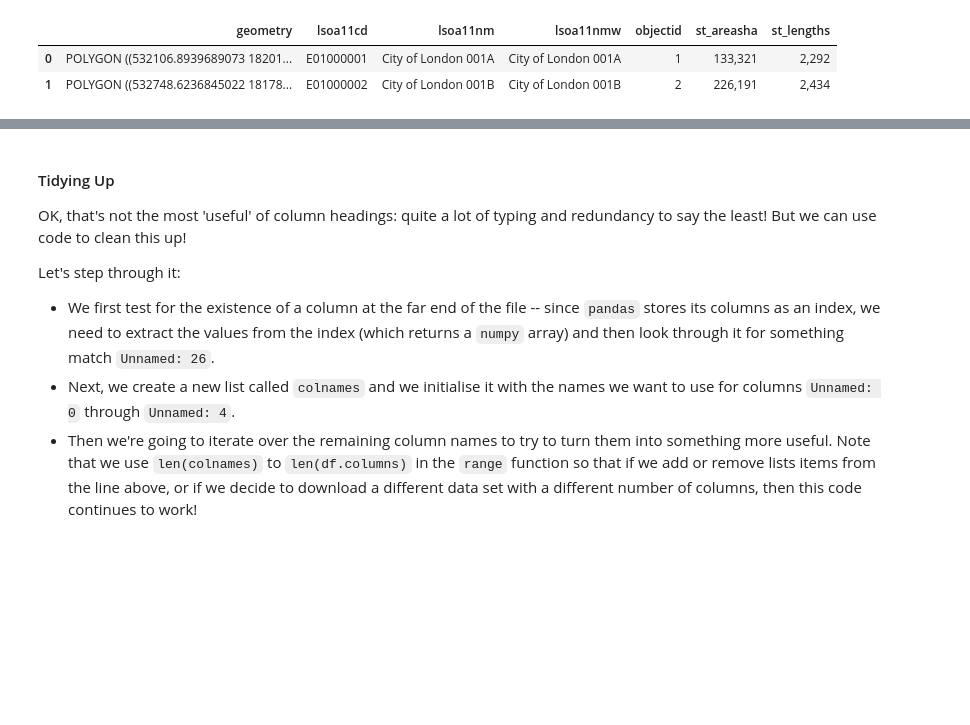
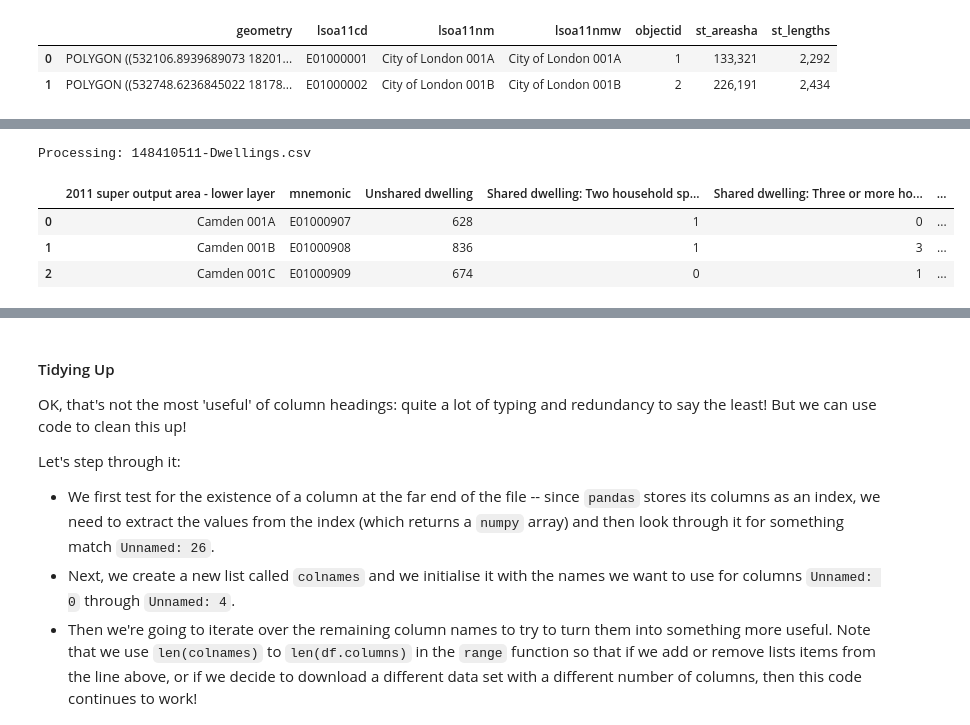
Before and after one commit to kingsgeocomp/applied_gsa, a Jupyter notebook: Week 3-Clustering & Geodemographics.ipynb, the cells around one changed output, grey strips where cells are left out. Drawn from its saved outputs; the diff is of its cells as text; code cells hidden in the pictures; blank space fills up the shorter version.

```diff
--- a/Week 3-Clustering & Geodemographics.ipynb
+++ b/Week 3-Clustering & Geodemographics.ipynb
@@ -153,0 +137,3 @@ Shape of dataframe is 4835 rows by 27 columns
+# %%
+z = zipfile.ZipFile(os.path.join('data','Census.zip'))
+z.namelist()
@@ -153,0 +149,12 @@ Shape of dataframe is 4835 rows by 27 columns
+# %%
+print("Processing: " + z.namelist()[0])
+df = pd.read_csv(z.open(z.namelist()[0]), header=6, skip_blank_lines=True, skipfooter=7, engine='python')
+# %% [output]
+Processing: 148410511-Dwellings.csv
+# %%
+df.head(3)
+# %% [output]
+|  | 2011 super output area - lower layer | mnemonic | Unshared dwelling | Shared dwelling: Two household sp... | Shared dwelling: Three or more ho... | ... |
+| 0 | Camden 001A | E01000907 | 628 | 1 | 0 | ... |
+| 1 | Camden 001B | E01000908 | 836 | 1 | 3 | ... |
+| 2 | Camden 001C | E01000909 | 674 | 0 | 1 | ... |
```
Also changed, not shown: parts of 13 cells of this notebook.
